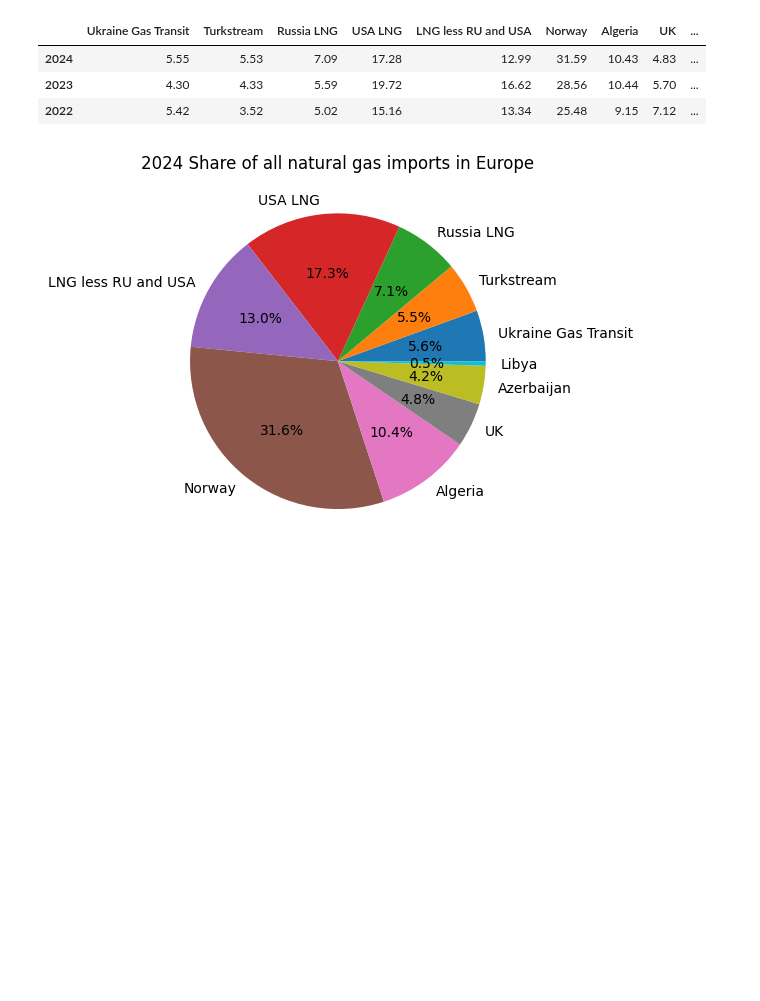
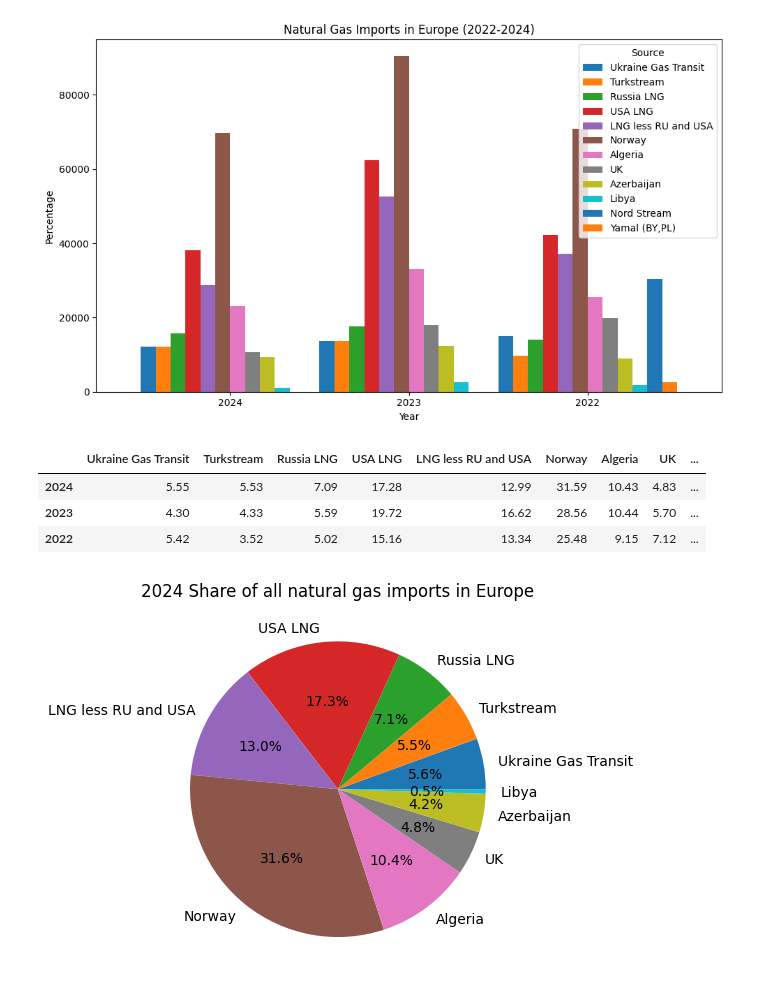
Before and after one commit to Anson422/Anson-Eva-Valerie, a Jupyter notebook: Stacked Bar Chart/All_natural_gas_imports_in_Europe.ipynb, the cells around one changed output. Saved outputs shown, nothing was run; the diff lists cells and outputs as text; code cells hidden in the pictures; blank space fills up the shorter version.

```diff
--- a/Stacked Bar Chart/All_natural_gas_imports_in_Europe.ipynb
+++ b/Stacked Bar Chart/All_natural_gas_imports_in_Europe.ipynb
@@ -77,6 +70,17 @@ total_year
 | 2024 | 12266.847154 | 12220.916860 | 15657.041415 | 38158.805818 | 28679.366359 | 69758.522874 | 23037.797994 | 10677.490269 | ... |
 | 2023 | 13614.982252 | 13686.116846 | 17688.610393 | 62387.858840 | 52570.996787 | 90357.640209 | 33016.620229 | 18039.078007 | ... |
 | 2022 | 15088.650588 | 9802.375694 | 13984.904898 | 42206.557237 | 37126.431069 | 70925.356702 | 25455.753346 | 19811.378486 | ... |
+# %%
+total_year.plot(kind='bar', figsize=(10, 6), width=1.0)
+plt.title('Natural Gas Imports in Europe (2022-2024)')
+plt.xlabel('Year')
+plt.ylabel('Percentage')
+plt.xticks(rotation=0)
+plt.legend(title='Source')
+plt.tight_layout()
+plt.show()
+# %% [output]
+[figure, added]
 # %%
 total_year['Total'] = total_year.sum(axis=1)
 
```
Also changed, not shown: parts of 4 cells of this notebook.
